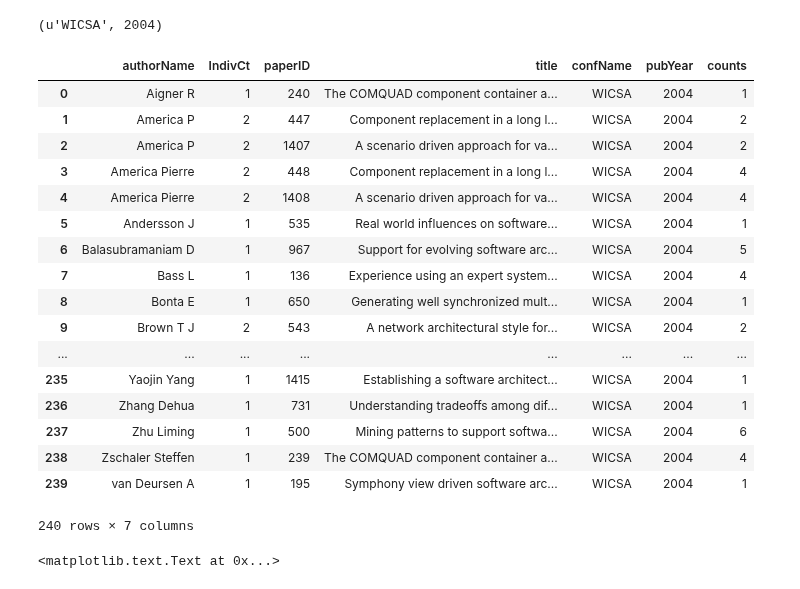
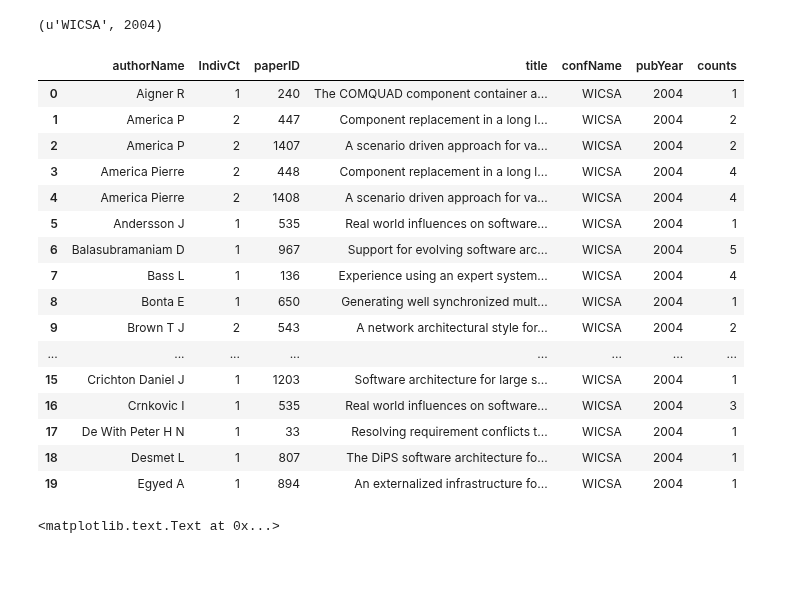
Before and after one commit to noveroa/DataBases, a Jupyter notebook: sqlStart/ExploringData_groupingandvisually.ipynb, the cells around one changed output. Cells and saved outputs as stored; diff of their text form; code cells hidden in the pictures.

```diff
--- a/sqlStart/ExploringData_groupingandvisually.ipynb
+++ b/sqlStart/ExploringData_groupingandvisually.ipynb
@@ -576,26 +559,25 @@ gg = rr[0]['mer']
 # %% [output]
 (u'WICSA', 2004)
 # %%
-gg
+gg.head(20)
 # %% [output]
 |  | authorName | IndivCt | paperID | title | confName | pubYear | counts |
 | 0 | Aigner R | 1 | 240 | The COMQUAD component container a... | WICSA | 2004 | 1 |
 | 1 | America P | 2 | 447 | Component replacement in a long l... | WICSA | 2004 | 2 |
 | 2 | America P | 2 | 1407 | A scenario driven approach for va... | WICSA | 2004 | 2 |
 | 3 | America Pierre | 2 | 448 | Component replacement in a long l... | WICSA | 2004 | 4 |
 | 4 | America Pierre | 2 | 1408 | A scenario driven approach for va... | WICSA | 2004 | 4 |
 | 5 | Andersson J | 1 | 535 | Real world influences on software... | WICSA | 2004 | 1 |
 | 6 | Balasubramaniam D | 1 | 967 | Support for evolving software arc... | WICSA | 2004 | 5 |
 | 7 | Bass L | 1 | 136 | Experience using an expert system... | WICSA | 2004 | 4 |
 | 8 | Bonta E | 1 | 650 | Generating well synchronized mult... | WICSA | 2004 | 1 |
 | 9 | Brown T J | 2 | 543 | A network architectural style for... | WICSA | 2004 | 2 |
 | ... | ... | ... | ... | ... | ... | ... | ... |
-| 235 | Yaojin Yang | 1 | 1415 | Establishing a software architect... | WICSA | 2004 | 1 |
-| 236 | Zhang Dehua | 1 | 731 | Understanding tradeoffs among dif... | WICSA | 2004 | 1 |
-| 237 | Zhu Liming | 1 | 500 | Mining patterns to support softwa... | WICSA | 2004 | 6 |
-| 238 | Zschaler Steffen | 1 | 239 | The COMQUAD component container a... | WICSA | 2004 | 4 |
-| 239 | van Deursen A | 1 | 195 | Symphony view driven software arc... | WICSA | 2004 | 1 |
+| 15 | Crichton Daniel J | 1 | 1203 | Software architecture for large s... | WICSA | 2004 | 1 |
+| 16 | Crnkovic I | 1 | 535 | Real world influences on software... | WICSA | 2004 | 3 |
+| 17 | De With Peter H N | 1 | 33 | Resolving requirement conflicts t... | WICSA | 2004 | 1 |
+| 18 | Desmet L | 1 | 807 | The DiPS software architecture fo... | WICSA | 2004 | 1 |
+| 19 | Egyed A | 1 | 894 | An externalized infrastructure fo... | WICSA | 2004 | 1 |
-240 rows × 7 columns
 # %%
 ids = np.array(df2.paperID)
 yrs = np.array(df2.pubYear)
```
Also changed, not shown: parts of 9 cells of this notebook, 2 other files.
